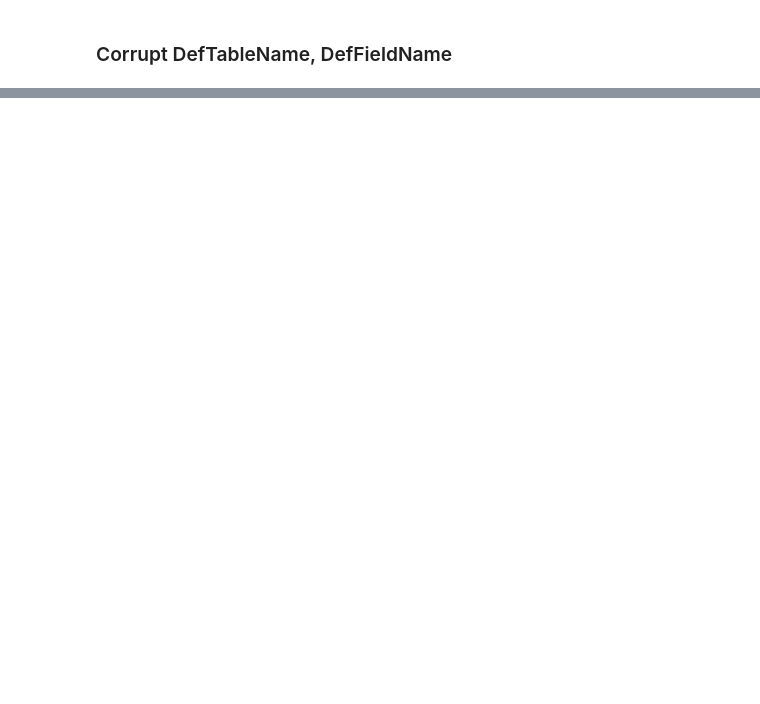
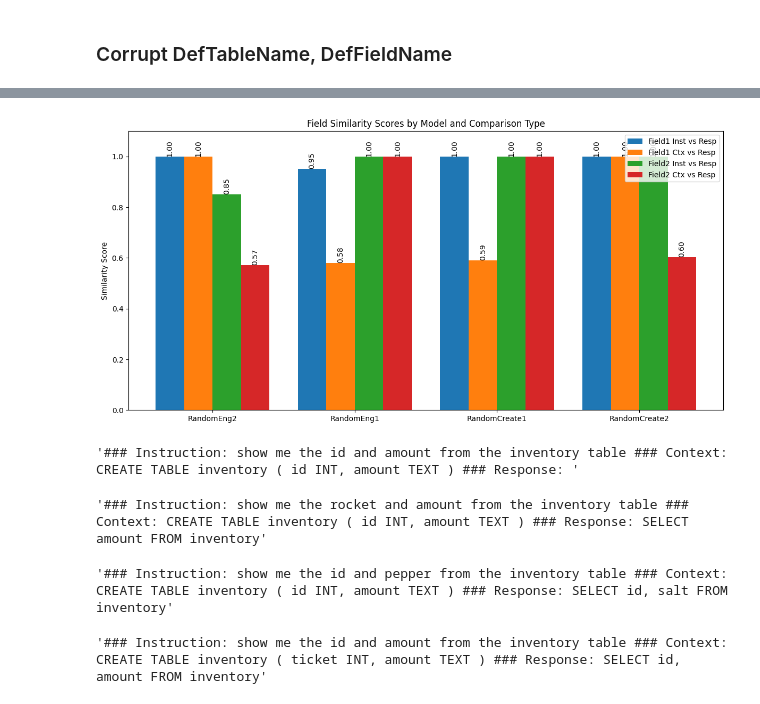
Before and after one commit to withmartian/TinySQL, a Jupyter notebook: notebooks/BM1_CS1_Investigation.ipynb, the cells around one changed output, grey strips where cells are left out. Drawn from its saved outputs; the diff is of its cells as text; code cells hidden in the pictures; blank space fills up the shorter version.

```diff
--- a/notebooks/BM1_CS1_Investigation.ipynb
+++ b/notebooks/BM1_CS1_Investigation.ipynb
@@ -248,0 +264,19 @@ corrupting DefFieldSeparator
+# %%
+from TinySQL.corrupt_data.clean_corrupt_data import CorruptFeatureTestGenerator as cpt
+import random
+random.seed(42)
+def generate_output(prompt, model, tokenizer):
+    inputs = tokenizer(
+        prompt,
+        return_tensors='pt',
+        padding=True,
+        truncation=True,
+        return_attention_mask=True
+    ).to(model.device)
+
+    outputs = model.generate(
+        input_ids=inputs.input_ids,
+        attention_mask=inputs.attention_mask,
+        pad_token_id=tokenizer.eos_token_id
+    )
+    return tokenizer.decode(outputs[0], skip_special_tokens=True)
@@ -816,2 +1009,14 @@ base_output_rd
 # %% [markdown]
 ### Corrupt DefTableName, DefFieldName
+# %%
+iterations = 50
+
+random_names = ['RandomEng2', 'RandomEng1', 'RandomCreate1', 'RandomCreate2']
+random_functions = {
+    'RandomEng2': swap_field_table_eng_2field,
+    'RandomEng1': swap_field_table_eng_1field,
+    'RandomCreate1': swap_field_table_create_1field,
+    'RandomCreate2': swap_field_table_create_2field
+}
+
+avg_sim_field_rd = sims_fields(iterations, random_names, random_functions)
@@ -817,0 +1049,6 @@ base_output_rd
+# %%
+plt = plot_field_similarities(avg_sim_field_rd)
+plt.savefig('field_similarity_scores_random.png', dpi=300)
+plt.show()
+# %% [output]
+[figure, added]
@@ -817,0 +1063,16 @@ base_output_rd
+# %%
+base_prompt
+# %% [output]
+'### Instruction: show me the id and amount from the inventory table ### Context: CREATE TABLE inventory ( id INT, amount TEXT ) ### Response: '
+# %%
+generate_output(result1, model_sql, tokenizer_sql)
+# %% [output]
+'### Instruction: show me the rocket and amount from the inventory table ### Context: CREATE TABLE inventory ( id INT, amount TEXT ) ### Response: SELECT amount FROM inventory'
+# %%
+generate_output(result2, model_sql, tokenizer_sql)
+# %% [output]
+'### Instruction: show me the id and pepper from the inventory table ### Context: CREATE TABLE inventory ( id INT, amount TEXT ) ### Response: SELECT id, salt FROM inventory'
+# %%
+generate_output(result3, model_sql, tokenizer_sql)
+# %% [output]
+'### Instruction: show me the id and amount from the inventory table ### Context: CREATE TABLE inventory ( ticket INT, amount TEXT ) ### Response: SELECT id, amount FROM inventory'
```
Also changed, not shown: parts of 90 cells of this notebook, 1 other file.
